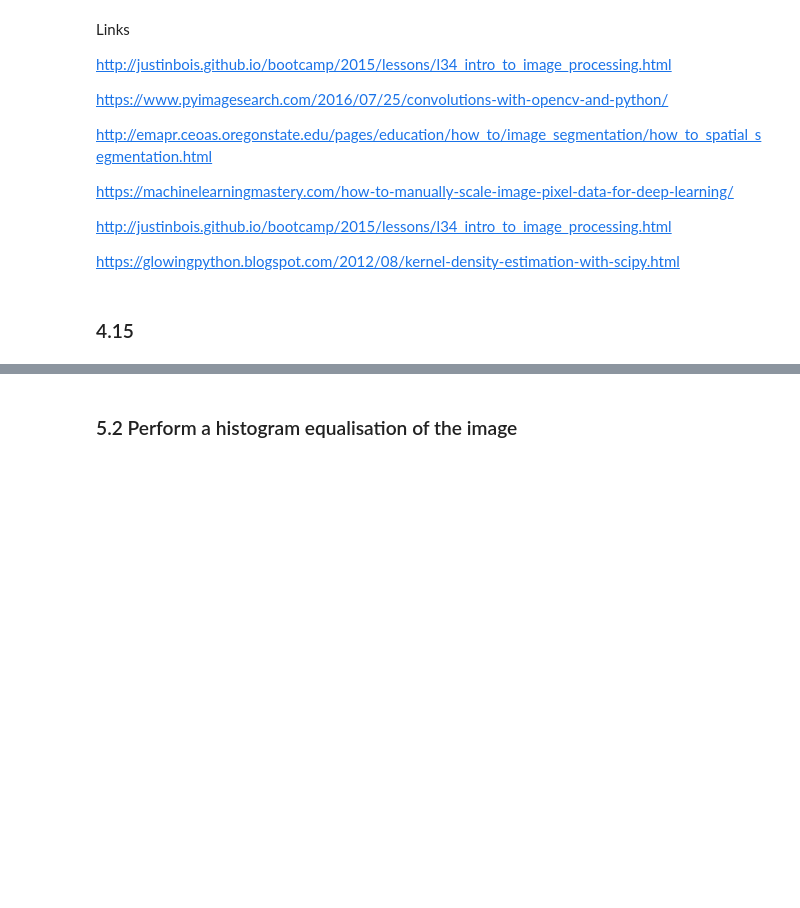
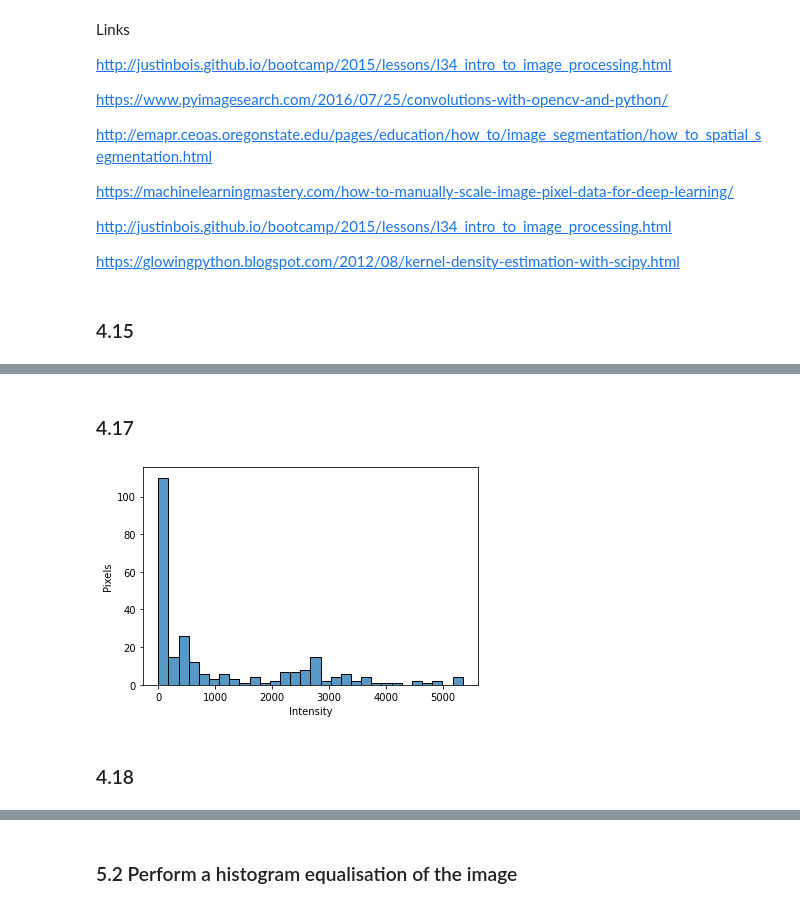
Before and after one commit to godide/godide, a Jupyter notebook: 2509788_COMS7050A_Lab_1.ipynb, the cells around one changed output, grey strips where cells are left out. Cells and saved outputs as stored; diff of their text form; code cells hidden in the pictures; blank space fills up the shorter version.

```diff
--- a/2509788_COMS7050A_Lab_1.ipynb
+++ b/2509788_COMS7050A_Lab_1.ipynb
@@ -301,0 +326,10 @@ import skimage.io
+# %% [markdown]
+### 4.17 ###
+# %%
+channel_blue_110 = sns.histplot(b.histogram(), bins=30)
+channel_blue_110.set(xlabel='Intensity', ylabel='Pixels')
+plt.show()
+# %% [output]
+[figure, added]
+# %% [markdown]
+### 4.18 ###
```
Also changed, not shown: parts of 6 cells of this notebook.
